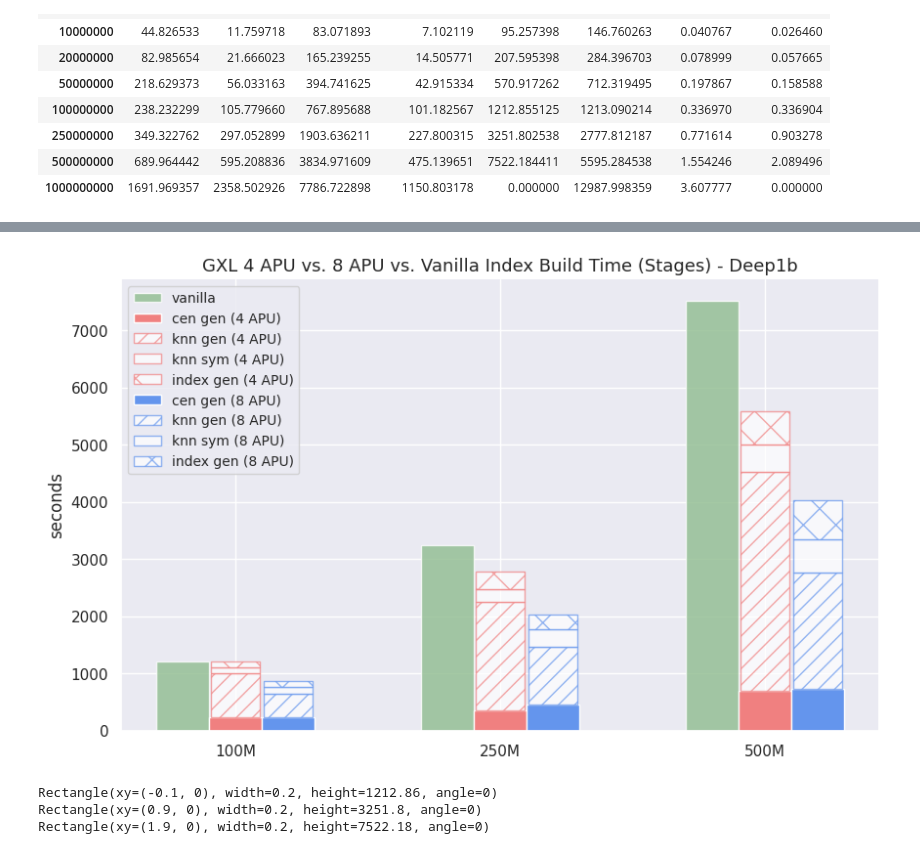
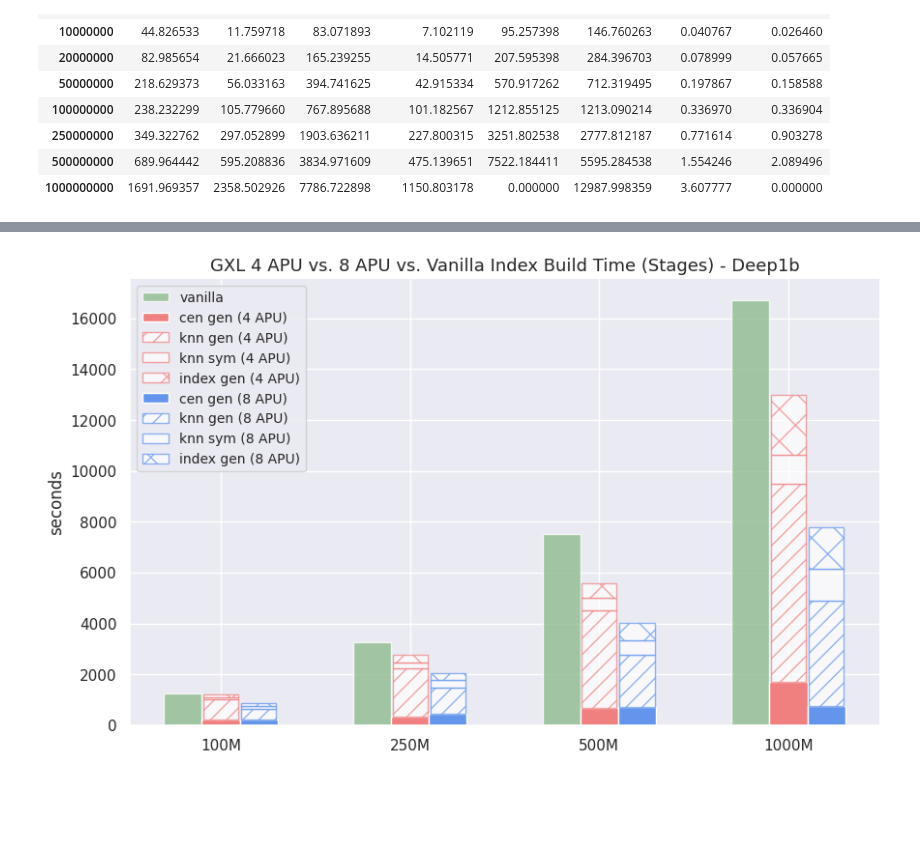
Before and after one commit to iamsabhoho/hnswlib, a Jupyter notebook: gsi/analyze.ipynb, the cells around one changed output, grey strips where cells are left out. Saved outputs shown, nothing was run; the diff lists cells and outputs as text; code cells hidden in the pictures; blank space fills up the shorter version.

```diff
--- a/gsi/analyze.ipynb
+++ b/gsi/analyze.ipynb
@@ -937,6 +944,6 @@ v_df
 | 0 | build | 3251.802538 | deep-250M | 250000000 |
 | 0 | build | 570.917262 | deep-50M | 50000000 |
 # %%
-v_df.loc[len(v_df.index)] = ['build', 0, 'deep-1000M', 1000000000]
-v_df
+"""v_df.loc[len(v_df.index)] = ['build', 0, 'deep-1000M', 1000000000]
+v_df"""
 # %% [output]
@@ -989,7 +989,7 @@ g_8_pivot
 # %%
 # for 8 apu plot: 1m to 500m only
 
-g_8_pivot['vanilla'] = v_df.sort_values(['numrecs'])['walltime'].tolist()
+g_8_pivot['vanilla'] = v_df.sort_values(['numrecs'])['walltime'].tolist()[1:]
 g_8_pivot
 # %% [output]
 | subop | cen_gen | index_gen | knn_gen | knn_symmetric | vanilla |
@@ -1005,5 +1005,5 @@ g_8_pivot
 # %%
-g_pivot['vanilla'] = v_df.sort_values(['numrecs'])['walltime'].tolist()
+g_pivot['vanilla'] = v_df.sort_values(['numrecs'])['walltime'].tolist()[1:]
 g_pivot
 # %% [output]
 | subop | cen_gen | index_gen | knn_gen | knn_symmetric | vanilla |
@@ -1589,10 +1585,10 @@ import seaborn as sns
 gxl_4 = np.array(g_pivot.total.tolist()[4:])
 
 # gxl - 8 apu
-gxl_8 = np.array(g_8_pivot.total.tolist()[-4:])
+gxl_8 = np.array(g_8_pivot.total.tolist()[4:])
 
 # vanilla
-vanilla_time = np.array(g_8_pivot.vanilla.tolist()[-4:])
+vanilla_time = np.array(g_8_pivot.vanilla.tolist()[4:])
 
 # data sizes
 sizes = ['100M', '250M', '500M', '1000M']
@@ -1655,14 +1651,14 @@ with sns.axes_style("white"):
             ax.text(patch.get_x() + patch.get_width()/2, patch.get_height()/2, f'{lbl}',
             verticalalignment='top', horizontalalignment='center')
 
-        """# 3
+        # 3
         if i in [7, 11]:
             og = ax.patches[3]
             patch = ax.patches[i]
             lbl = round(patch.get_height()/og.get_height(), 3)
             print(patch)
             ax.text(patch.get_x() + patch.get_width()/2, patch.get_height()/2, f'{lbl}',
-            verticalalignment='top', horizontalalignment='center')"""
+            verticalalignment='top', horizontalalignment='center')
 
 
     plt.xticks(gxl_pos, sizes)
@@ -1691,22 +1752,22 @@ import seaborn as sns
 
 # data
 # gxl - 4 apu
-gxl_cen_gen = np.array(g_pivot.cen_gen.tolist()[4:7])
-gxl_index_gen = np.array(g_pivot.index_gen.tolist()[4:7])
-gxl_knn_gen = np.array(g_pivot.knn_gen.tolist()[4:7])
-gxl_knn_sym = np.array(g_pivot.knn_symmetric.tolist()[4:7])
+gxl_cen_gen = np.array(g_pivot.cen_gen.tolist()[4:])
+gxl_index_gen = np.array(g_pivot.index_gen.tolist()[4:])
+gxl_knn_gen = np.array(g_pivot.knn_gen.tolist()[4:])
+gxl_knn_sym = np.array(g_pivot.knn_symmetric.tolist()[4:])
 
 # gxl - 8 apu
-gxl_cen_gen_8 = np.array(g_8_pivot.cen_gen.tolist()[-3:])
-gxl_index_gen_8 = np.array(g_8_pivot.index_gen.tolist()[-3:])
-gxl_knn_gen_8 = np.array(g_8_pivot.knn_gen.tolist()[-3:])
-gxl_knn_sym_8 = np.array(g_8_pivot.knn_symmetric.tolist()[-3:])
+gxl_cen_gen_8 = np.array(g_8_pivot.cen_gen.tolist()[4:])
+gxl_index_gen_8 = np.array(g_8_pivot.index_gen.tolist()[4:])
+gxl_knn_gen_8 = np.array(g_8_pivot.knn_gen.tolist()[4:])
+gxl_knn_sym_8 = np.array(g_8_pivot.knn_symmetric.tolist()[4:])
 
 # vanilla
-vanilla_time = np.array(g_8_pivot.vanilla.tolist()[-3:])
+vanilla_time = np.array(g_8_pivot.vanilla.tolist()[4:])
 
 # data sizes
-sizes = ['100M', '250M', '500M']
+sizes = ['100M', '250M', '500M', '1000M']
 
 with sns.axes_style("white"):
     sns.set_style("ticks")
@@ -1741,38 +1802,31 @@ with sns.axes_style("white"):
                             linewidth=line_width, hatch='x', label='index gen (4 APU)')
 
     # gxl stacked bar - 8 apu
     stacked_gxl_cen_gen_8 = plt.bar(gxl_8_pos, gxl_cen_gen_8, bar_width, color='cornflowerblue', label='cen gen (8 APU)')
 
     stacked_gxl_knn_gen_8 = plt.bar(gxl_8_pos, gxl_knn_gen_8, bar_width-epsilon,
                             bottom=gxl_cen_gen_8, alpha=opacity, color='white', edgecolor='cornflowerblue',
                             linewidth=line_width, hatch='//', label='knn gen (8 APU)')
 
     stacked_gxl_knn_sym_8 = plt.bar(gxl_8_pos, gxl_knn_sym_8, bar_width-epsilon,
                             bottom=gxl_knn_gen_8+gxl_cen_gen_8, alpha=opacity, color='white', edgecolor='cornflowerblue',
                             linewidth=line_width, hatch='0', label='knn sym (8 APU)')
 
     stacked_gxl_idx_gen_8 = plt.bar(gxl_8_pos, gxl_index_gen_8, bar_width-epsilon,
                             bottom=gxl_knn_sym_8+gxl_knn_gen_8+gxl_cen_gen_8, alpha=opacity, color='white', edgecolor='cornflowerblue',
                             linewidth=line_width, hatch='x', label='index gen (8 APU)')
 
 
 
 
     plt.xticks(gxl_pos, sizes)
     plt.ylabel('seconds')
     plt.legend(loc='best', fontsize=10)
     sns.despine()
 
     plt.title('GXL 4 APU vs. 8 APU vs. Vanilla Index Build Time (Stages) - Deep1b', fontsize=13)
 
     plt.savefig('results/vis/gxl_4vs8__vanilla_index_build_time_stages.png', bbox_inches="tight")
     plt.show()
 # %% [output]
-[figure, old version]
+[figure, new version]
-# %%
-for i in bar_vanilla:
-    print(i)
-# %% [output]
-Rectangle(xy=(-0.1, 0), width=0.2, height=1212.86, angle=0)
-Rectangle(xy=(0.9, 0), width=0.2, height=3251.8, angle=0)
-Rectangle(xy=(1.9, 0), width=0.2, height=7522.18, angle=0)
```
Also changed, not shown: parts of 43 cells of this notebook, 4 other files.
